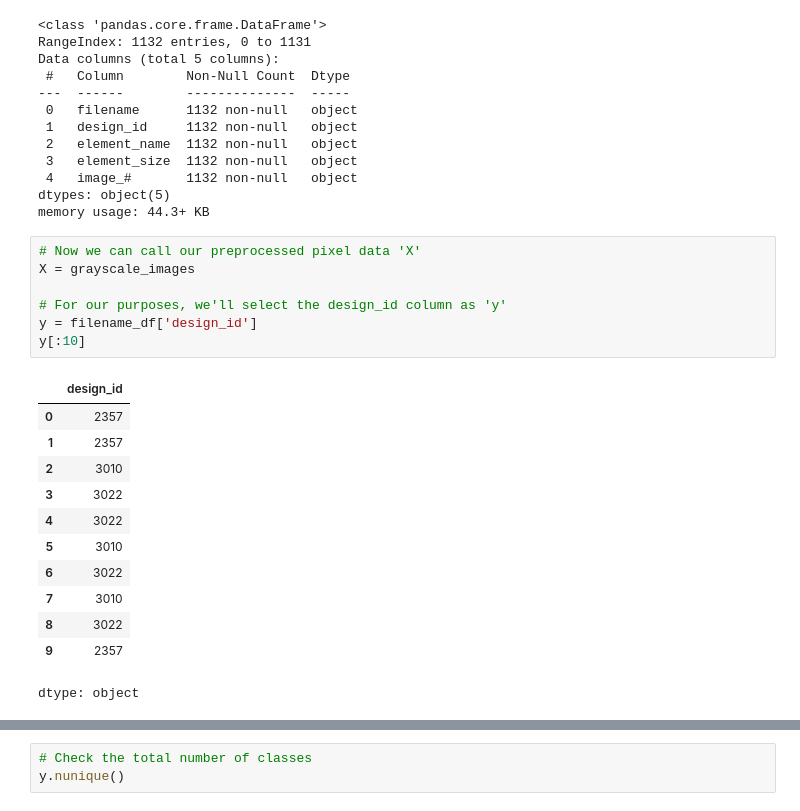
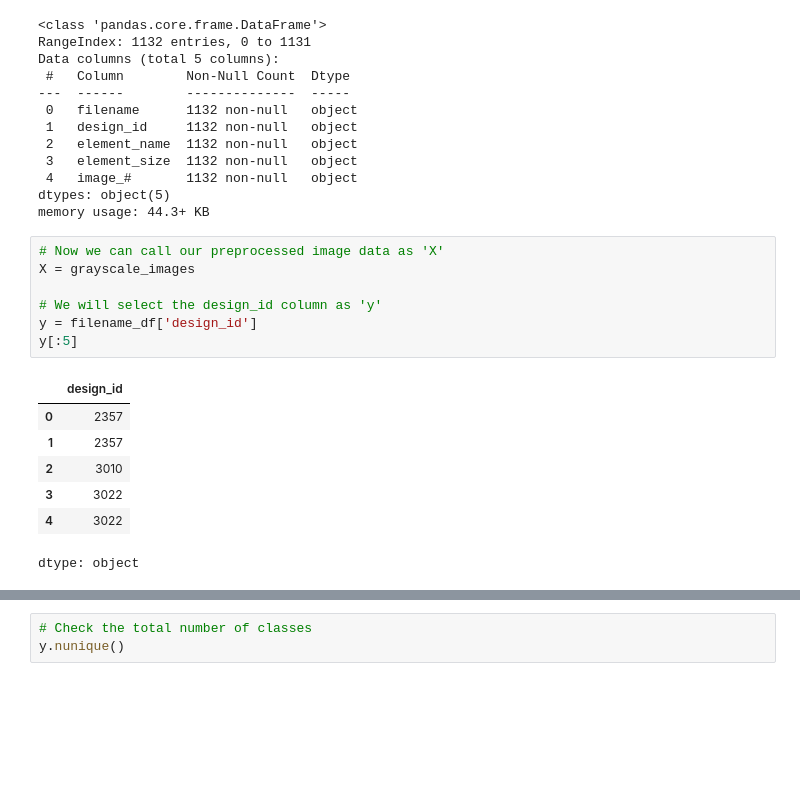
Before and after one commit to maadhuvijay/Project3-Lego-Classifier, a Jupyter notebook: Lego_classifier_new.ipynb, the cells around one changed output, grey strips where cells are left out. Saved outputs shown, nothing was run; the diff lists cells and outputs as text; blank space fills up the shorter version.

```diff
--- a/Lego_classifier_new.ipynb
+++ b/Lego_classifier_new.ipynb
@@ -324,22 +302,17 @@ Data columns (total 5 columns):
 dtypes: object(5)
 memory usage: 44.3+ KB
 # %%
-# Now we can call our preprocessed pixel data 'X'
+# Now we can call our preprocessed image data as 'X'
 X = grayscale_images
 
-# For our purposes, we'll select the design_id column as 'y'
+# We will select the design_id column as 'y'
 y = filename_df['design_id']
-y[:10]
+y[:5]
 # %% [output]
 |  | design_id |
 | 0 | 2357 |
 | 1 | 2357 |
 | 2 | 3010 |
 | 3 | 3022 |
 | 4 | 3022 |
-| 5 | 3010 |
-| 6 | 3022 |
-| 7 | 3010 |
-| 8 | 3022 |
-| 9 | 2357 |
 dtype: object
```
Also changed, not shown: parts of 30 cells of this notebook.
